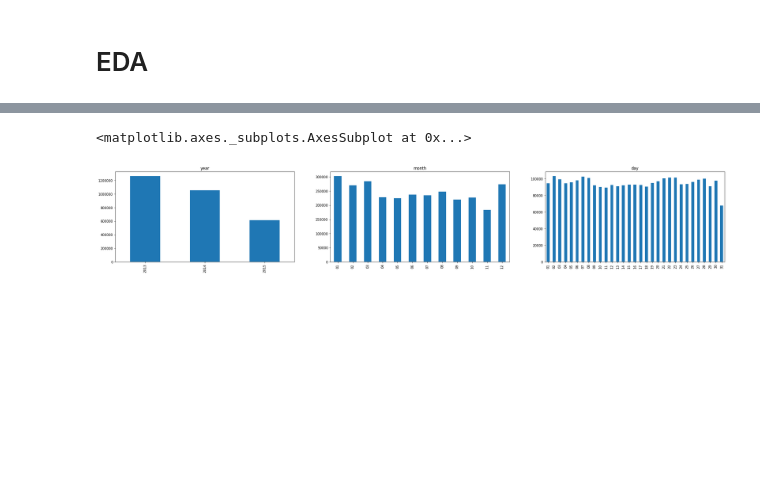
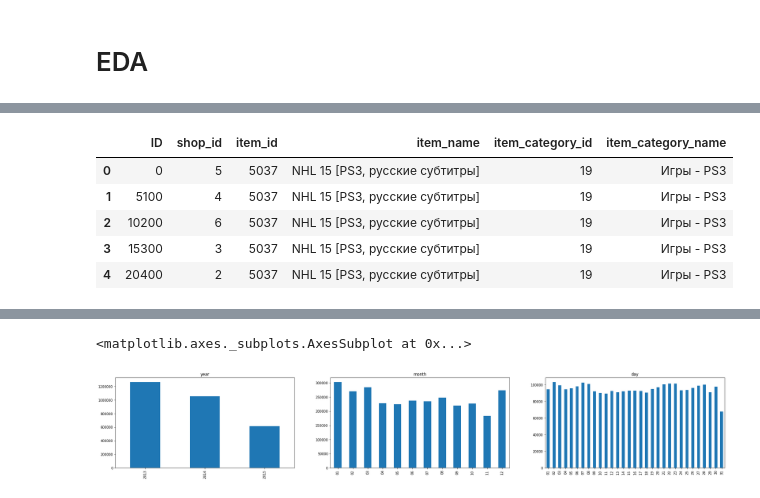
Before and after one commit to GatzZ/competitive-data-science-final-project, a Jupyter notebook: Main.ipynb, the cells around one changed output, grey strips where cells are left out. Saved outputs shown, nothing was run; the diff lists cells and outputs as text; code cells hidden in the pictures; blank space fills up the shorter version.

```diff
--- a/Main.ipynb
+++ b/Main.ipynb
@@ -15,0 +52,11 @@ df_sample_submission = pd.read_csv('data/sample_submission.csv.gz',compression='
+# %%
+df_test = pd.merge(df_test, df_items)
+df_test = pd.merge(df_test, df_item_categories)
+df_test.head()
+# %% [output]
+|  | ID | shop_id | item_id | item_name | item_category_id | item_category_name |
+| 0 | 0 | 5 | 5037 | NHL 15 [PS3, русские субтитры] | 19 | Игры - PS3 |
+| 1 | 5100 | 4 | 5037 | NHL 15 [PS3, русские субтитры] | 19 | Игры - PS3 |
+| 2 | 10200 | 6 | 5037 | NHL 15 [PS3, русские субтитры] | 19 | Игры - PS3 |
+| 3 | 15300 | 3 | 5037 | NHL 15 [PS3, русские субтитры] | 19 | Игры - PS3 |
+| 4 | 20400 | 2 | 5037 | NHL 15 [PS3, русские субтитры] | 19 | Игры - PS3 |
```
Also changed, not shown: parts of 11 cells of this notebook, 1 other file.
